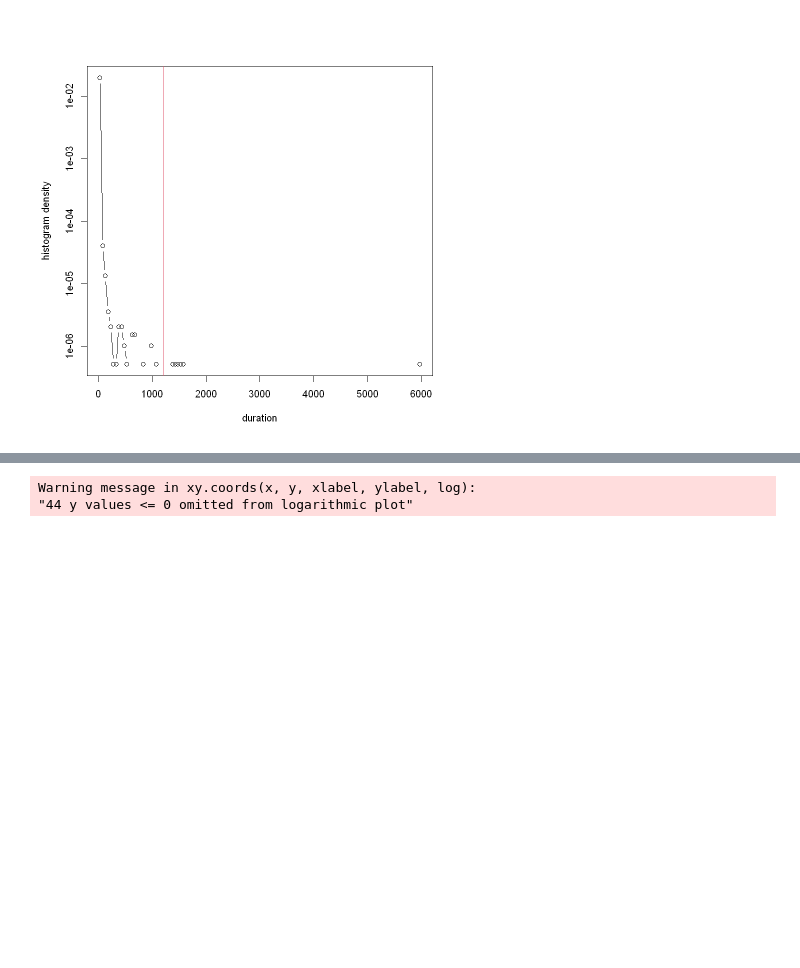
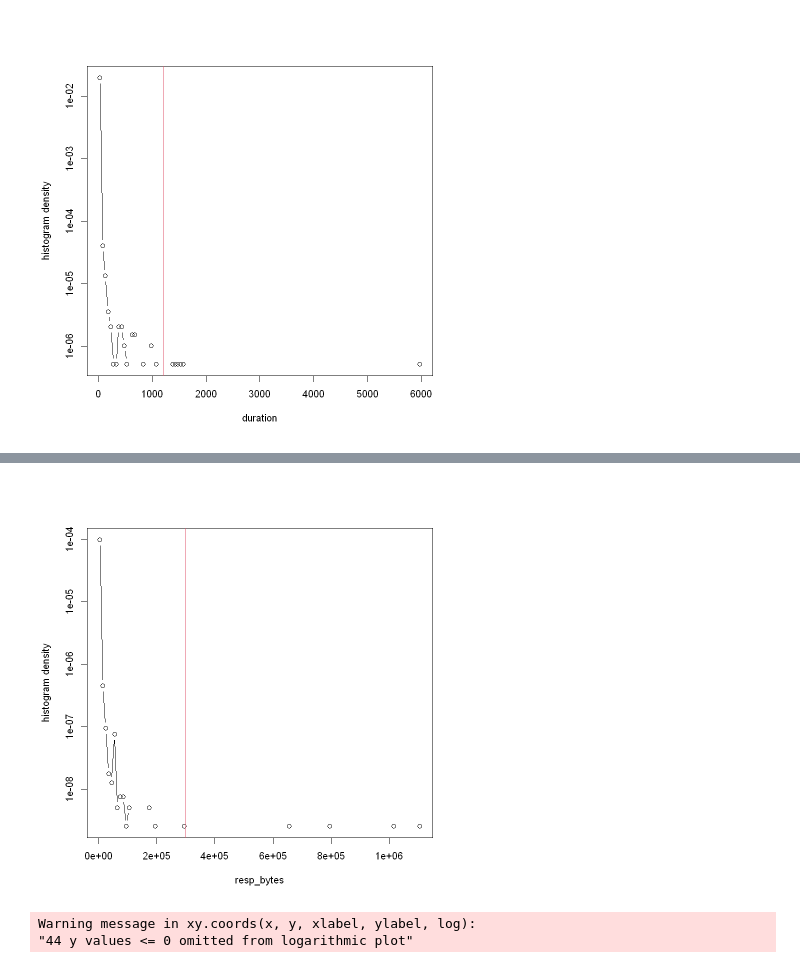
Before and after one commit to gabejg/DST-Assessment-02, a Jupyter notebook: Report/04 - Further DA and Mean Impute.ipynb, the cells around one changed output, grey strips where cells are left out. Drawn from its saved outputs; the diff is of its cells as text; code cells hidden in the pictures; blank space fills up the shorter version.

```diff
--- a/Report/04 - Further DA and Mean Impute.ipynb
+++ b/Report/04 - Further DA and Mean Impute.ipynb
@@ -106,0 +101,9 @@ Warning message in xy.coords(x, y, xlabel, ylabel, log):
+# %%
+nbreaks=101
+thist=hist(data[,"resp_bytes"],breaks=nbreaks,plot=FALSE)
+
+plot(thist$mids,thist$density,log="y",type="b",
+     xlab="resp_bytes",ylab="histogram density")
+threshold=300000
+abline(v=threshold,col=2)
+# %% [output]
@@ -107,3 +112,4 @@ Warning message in xy.coords(x, y, xlabel, ylabel, log):
+[figure, added]
 # %%
 nbreaks=101
 thist=hist(datah[,"duration"],breaks=nbreaks,plot=FALSE)
```
Also changed, not shown: parts of 7 cells of this notebook, 2 other files.
